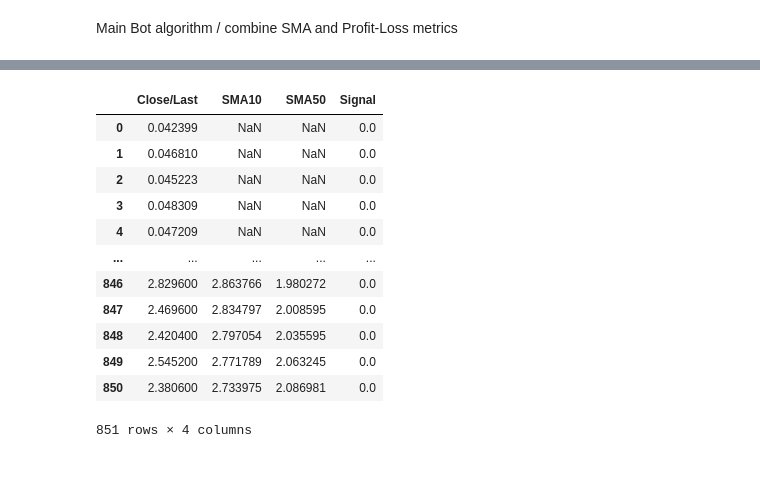
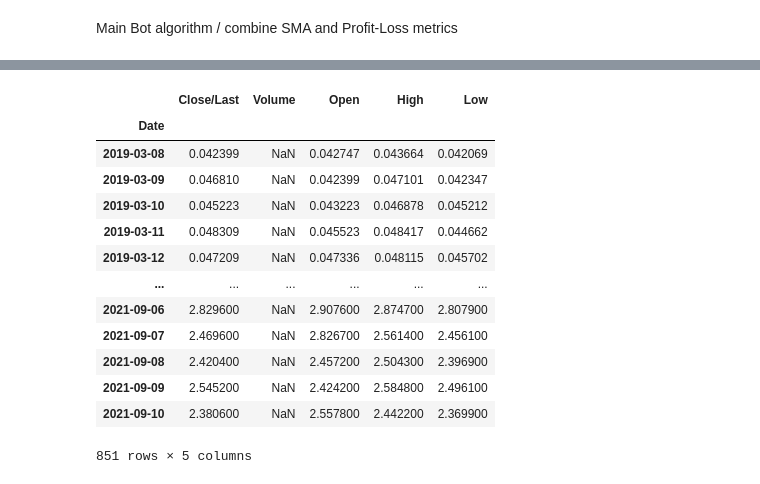
Before and after one commit to Antharithm/Cardano-ML-Solutions, a Jupyter notebook: Trading Bot (MAIN).ipynb, the cells around one changed output, grey strips where cells are left out. Cells and saved outputs as stored; diff of their text form; code cells hidden in the pictures.

```diff
--- a/Trading Bot (MAIN).ipynb
+++ b/Trading Bot (MAIN).ipynb
@@ -11,22 +11,24 @@ from pathlib import Path
 [interactive output not drawn]
 # %%
 # Set the file path
-ada_historical_df = pd.read_csv(
-    Path("Resources/ADA_Backtest.csv"), infer_datetime_format=True, parse_dates=True)
+ada_trading_df = pd.read_csv(
+    Path("./Resources/ADA_Full_Historical_Data.csv"), index_col="Date", infer_datetime_format=True, parse_dates=True)
 
 # Print the DataFrame
-ada_historical_df
+ada_trading_df = ada_trading_df.sort_values(by='Date')
+ada_trading_df
 # %% [output]
-|  | Close/Last | SMA10 | SMA50 | Signal |
-| 0 | 0.042399 | NaN | NaN | 0.0 |
-| 1 | 0.046810 | NaN | NaN | 0.0 |
-| 2 | 0.045223 | NaN | NaN | 0.0 |
-| 3 | 0.048309 | NaN | NaN | 0.0 |
-| 4 | 0.047209 | NaN | NaN | 0.0 |
-| ... | ... | ... | ... | ... |
-| 846 | 2.829600 | 2.863766 | 1.980272 | 0.0 |
-| 847 | 2.469600 | 2.834797 | 2.008595 | 0.0 |
-| 848 | 2.420400 | 2.797054 | 2.035595 | 0.0 |
-| 849 | 2.545200 | 2.771789 | 2.063245 | 0.0 |
-| 850 | 2.380600 | 2.733975 | 2.086981 | 0.0 |
+|  | Close/Last | Volume | Open | High | Low |
+| Date |  |  |  |  |  |
+| 2019-03-08 | 0.042399 | NaN | 0.042747 | 0.043664 | 0.042069 |
+| 2019-03-09 | 0.046810 | NaN | 0.042399 | 0.047101 | 0.042347 |
+| 2019-03-10 | 0.045223 | NaN | 0.043223 | 0.046878 | 0.045212 |
+| 2019-03-11 | 0.048309 | NaN | 0.045523 | 0.048417 | 0.044662 |
+| 2019-03-12 | 0.047209 | NaN | 0.047336 | 0.048115 | 0.045702 |
+| ... | ... | ... | ... | ... | ... |
+| 2021-09-06 | 2.829600 | NaN | 2.907600 | 2.874700 | 2.807900 |
+| 2021-09-07 | 2.469600 | NaN | 2.826700 | 2.561400 | 2.456100 |
+| 2021-09-08 | 2.420400 | NaN | 2.457200 | 2.504300 | 2.396900 |
+| 2021-09-09 | 2.545200 | NaN | 2.424200 | 2.584800 | 2.496100 |
+| 2021-09-10 | 2.380600 | NaN | 2.557800 | 2.442200 | 2.369900 |
-851 rows × 4 columns
+851 rows × 5 columns
```
Also changed, not shown: parts of 24 cells of this notebook.
